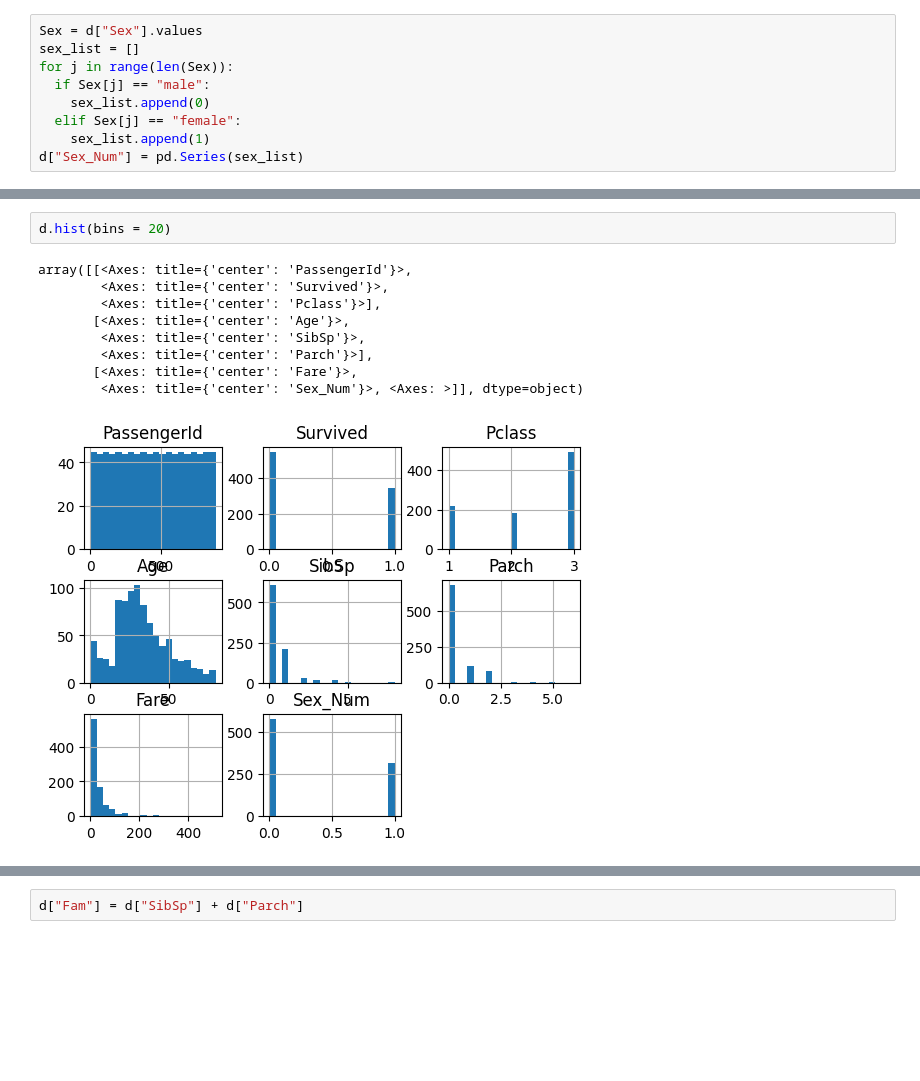
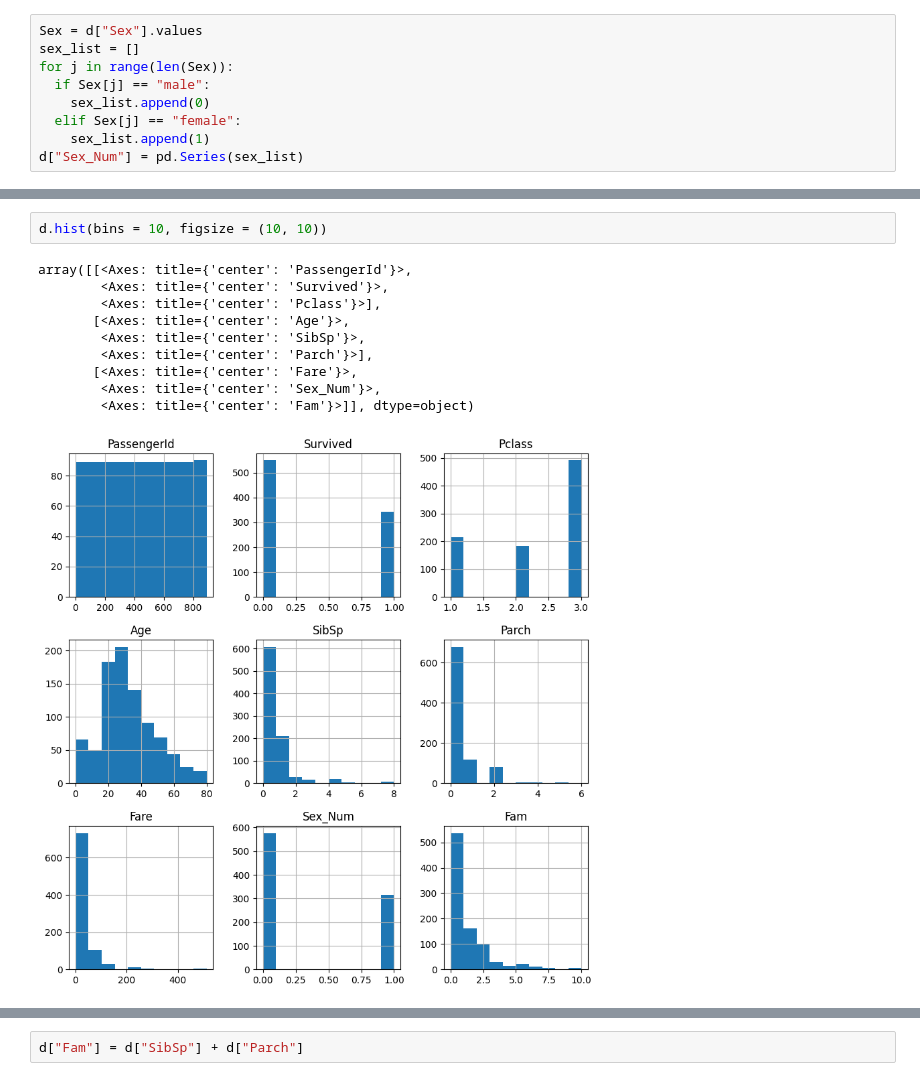
Before and after one commit to NajdekMonika/Titanic, a Jupyter notebook: Titanic.ipynb, the cells around one changed output, grey strips where cells are left out. Drawn from its saved outputs; the diff is of its cells as text; blank space fills up the shorter version.

```diff
--- a/Titanic.ipynb
+++ b/Titanic.ipynb
@@ -132,14 +132,15 @@ Data columns (total 13 columns):
 dtypes: float64(2), int64(6), object(5)
 memory usage: 90.6+ KB
 # %%
-d.hist(bins = 20)
+d.hist(bins = 10, figsize = (10, 10))
 # %% [output]
 array([[<Axes: title={'center': 'PassengerId'}>,
         <Axes: title={'center': 'Survived'}>,
         <Axes: title={'center': 'Pclass'}>],
        [<Axes: title={'center': 'Age'}>,
         <Axes: title={'center': 'SibSp'}>,
         <Axes: title={'center': 'Parch'}>],
        [<Axes: title={'center': 'Fare'}>,
-        <Axes: title={'center': 'Sex_Num'}>, <Axes: >]], dtype=object)
+        <Axes: title={'center': 'Sex_Num'}>,
+        <Axes: title={'center': 'Fam'}>]], dtype=object)
-[figure, old version]
+[figure, new version]
```
Also changed, not shown: parts of 18 cells of this notebook.
